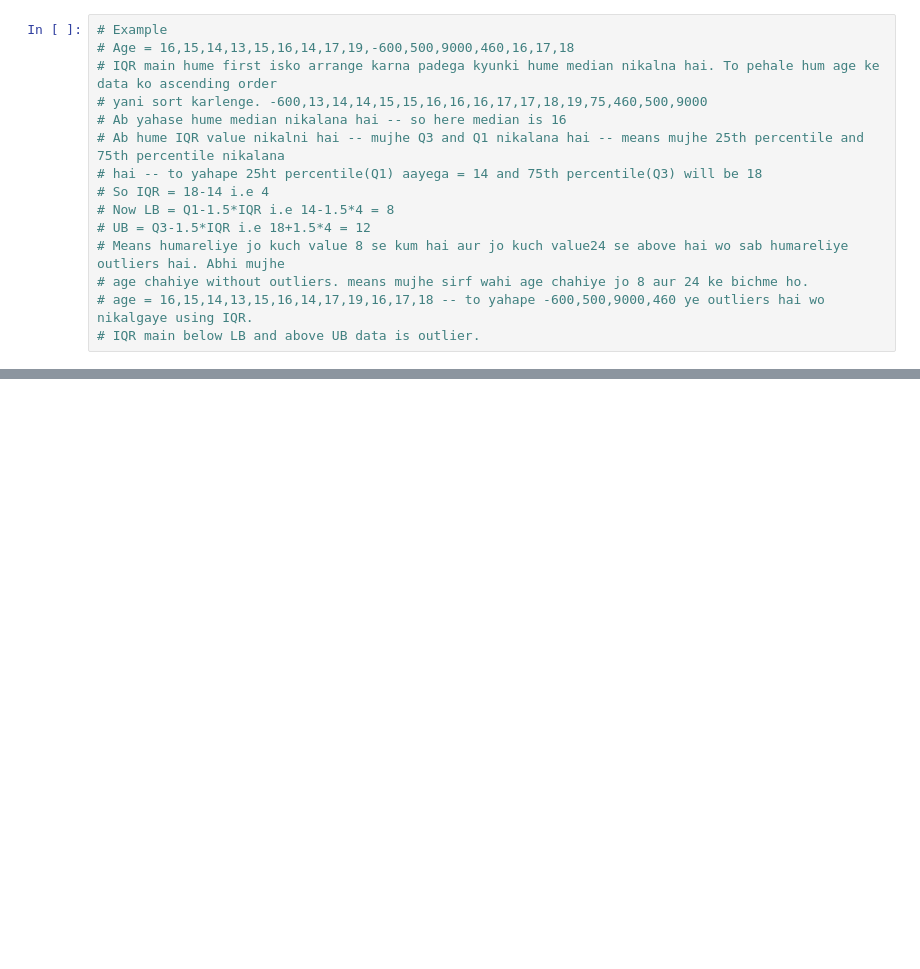
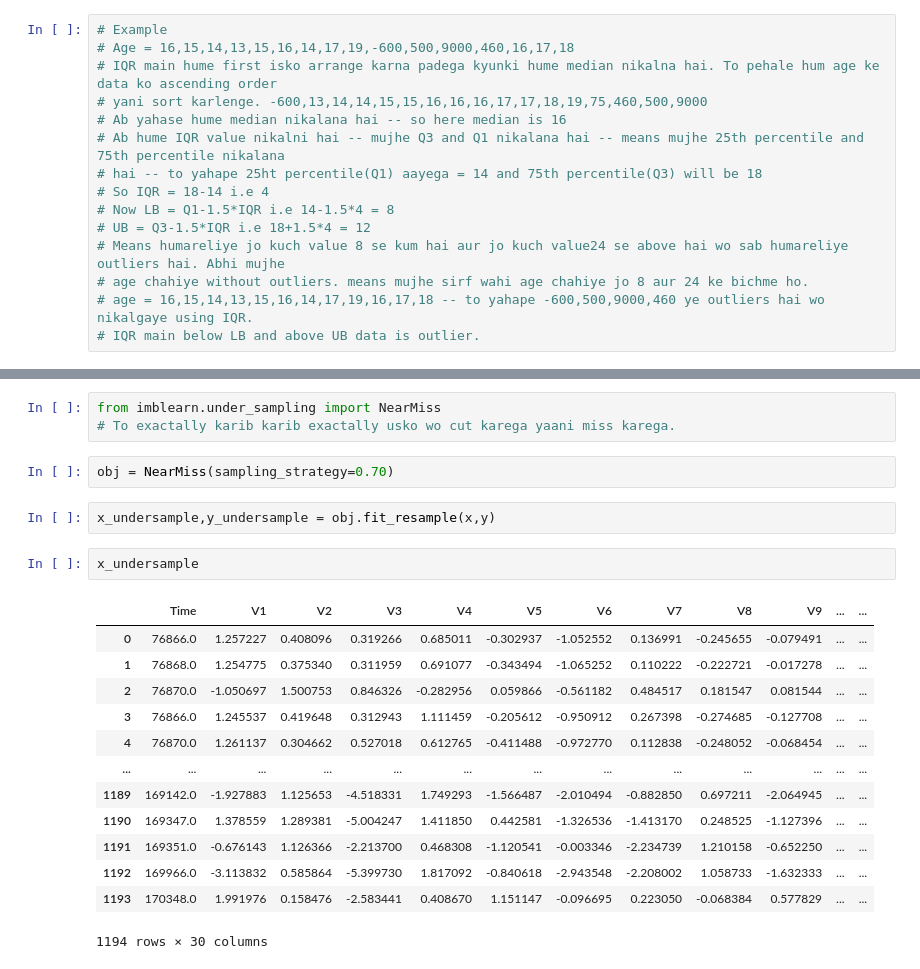
Before and after one commit to Meluha0911/Machine-Learning, a Jupyter notebook: EDA By Kantilal-checkpoint.ipynb, the cells around one changed output, grey strips where cells are left out. Drawn from its saved outputs; the diff is of its cells as text; blank space fills up the shorter version.

```diff
--- a/EDA By Kantilal-checkpoint.ipynb
+++ b/EDA By Kantilal-checkpoint.ipynb
@@ -586,0 +1580,23 @@ sns.pairplot(data = df)
+# %%
+from imblearn.under_sampling import NearMiss
+# To exactally karib karib exactally usko wo cut karega yaani miss karega.
+# %%
+obj = NearMiss(sampling_strategy=0.70)
+# %%
+x_undersample,y_undersample = obj.fit_resample(x,y)
+# %%
+x_undersample
+# %% [output]
+|  | Time | V1 | V2 | V3 | V4 | V5 | V6 | V7 | V8 | V9 | ... | ... |
+| 0 | 76866.0 | 1.257227 | 0.408096 | 0.319266 | 0.685011 | -0.302937 | -1.052552 | 0.136991 | -0.245655 | -0.079491 | ... | ... |
+| 1 | 76868.0 | 1.254775 | 0.375340 | 0.311959 | 0.691077 | -0.343494 | -1.065252 | 0.110222 | -0.222721 | -0.017278 | ... | ... |
+| 2 | 76870.0 | -1.050697 | 1.500753 | 0.846326 | -0.282956 | 0.059866 | -0.561182 | 0.484517 | 0.181547 | 0.081544 | ... | ... |
+| 3 | 76866.0 | 1.245537 | 0.419648 | 0.312943 | 1.111459 | -0.205612 | -0.950912 | 0.267398 | -0.274685 | -0.127708 | ... | ... |
+| 4 | 76870.0 | 1.261137 | 0.304662 | 0.527018 | 0.612765 | -0.411488 | -0.972770 | 0.112838 | -0.248052 | -0.068454 | ... | ... |
+| ... | ... | ... | ... | ... | ... | ... | ... | ... | ... | ... | ... | ... |
+| 1189 | 169142.0 | -1.927883 | 1.125653 | -4.518331 | 1.749293 | -1.566487 | -2.010494 | -0.882850 | 0.697211 | -2.064945 | ... | ... |
+| 1190 | 169347.0 | 1.378559 | 1.289381 | -5.004247 | 1.411850 | 0.442581 | -1.326536 | -1.413170 | 0.248525 | -1.127396 | ... | ... |
+| 1191 | 169351.0 | -0.676143 | 1.126366 | -2.213700 | 0.468308 | -1.120541 | -0.003346 | -2.234739 | 1.210158 | -0.652250 | ... | ... |
+| 1192 | 169966.0 | -3.113832 | 0.585864 | -5.399730 | 1.817092 | -0.840618 | -2.943548 | -2.208002 | 1.058733 | -1.632333 | ... | ... |
+| 1193 | 170348.0 | 1.991976 | 0.158476 | -2.583441 | 0.408670 | 1.151147 | -0.096695 | 0.223050 | -0.068384 | 0.577829 | ... | ... |
+1194 rows × 30 columns
```
Also changed, not shown: parts of 91 cells of this notebook.
